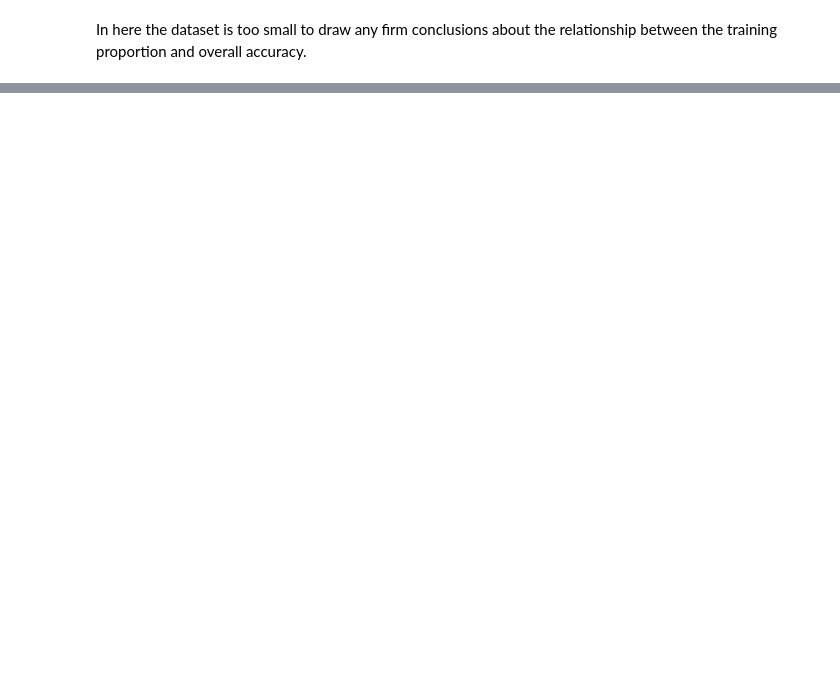
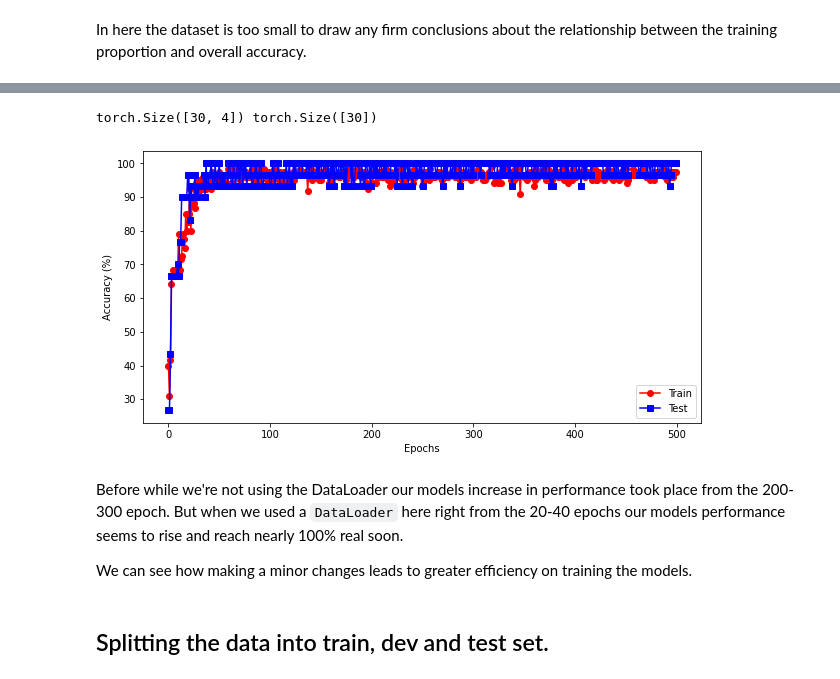
Before and after one commit to ashikshafi08/DUDL-Pytorch, a Jupyter notebook: Overfitting_CV.ipynb, the cells around one changed output, grey strips where cells are left out. Saved outputs shown, nothing was run; the diff lists cells and outputs as text; code cells hidden in the pictures; blank space fills up the shorter version.

```diff
--- a/Overfitting_CV.ipynb
+++ b/Overfitting_CV.ipynb
@@ -401,0 +526,16 @@ In here the dataset is too small to draw any firm conclusions about the relation
+# %%
+# Splitting the data at first
+train_data , test_data , train_labels , test_labels = train_test_split(data , labels ,
+                                                                       train_size = .8)
+
+# Converting the above into a Dataset
+trainDataset = torch.utils.data.TensorDataset(train_data , train_labels)
+testDataset = torch.utils.data.TensorDataset(test_data ,test_labels)
+
+# Converting the above into a DataLoader
+trainLoader = DataLoader(trainDataset , batch_size= 12 , shuffle = True)
+testLoader = DataLoader(testDataset , batch_size= testDataset.tensors[0].shape[0]) # here we take the total number of samples in the testDataset as batch size
+
+# Iterating inside
+for batch , labels in trainLoader:
+  print(batch.shape , labels.shape)
@@ -401,0 +553,7 @@ In here the dataset is too small to draw any firm conclusions about the relation
+# %%
+for x , y in testLoader:
+  print(x.shape , y.shape)
+
+# here it has all of the test data
+# %% [output]
+torch.Size([30, 4]) torch.Size([30])
@@ -401,0 +617,29 @@ In here the dataset is too small to draw any firm conclusions about the relation
+# %%
+# create a model
+model,lossfun,optimizer = createANN()
+
+# train the model
+trainAcc,testAcc = trainTheModel()
+# %%
+# plot the results
+fig = plt.figure(figsize=(10,5))
+
+plt.plot(trainAcc,'ro-')
+plt.plot(testAcc,'bs-')
+plt.xlabel('Epochs')
+plt.ylabel('Accuracy (%)')
+plt.legend(['Train','Test'])
+
+# optional zoom-in to final epochs
+# plt.xlim([300,500])
+# plt.ylim([90,100.5])
+
+plt.show()
+# %% [output]
+[figure, added]
+# %% [markdown]
+Before while we're not using the DataLoader our models increase in performance took place from the 200-300 epoch. But when we used a `DataLoader` here right from the 20-40 epochs our models performance seems to rise and reach nearly 100% real soon.
+
+We can see how making a minor changes leads to greater efficiency on training the models.
+# %% [markdown]
+## Splitting the data into train, dev and test set.
```
Also changed, not shown: parts of 30 cells of this notebook.
